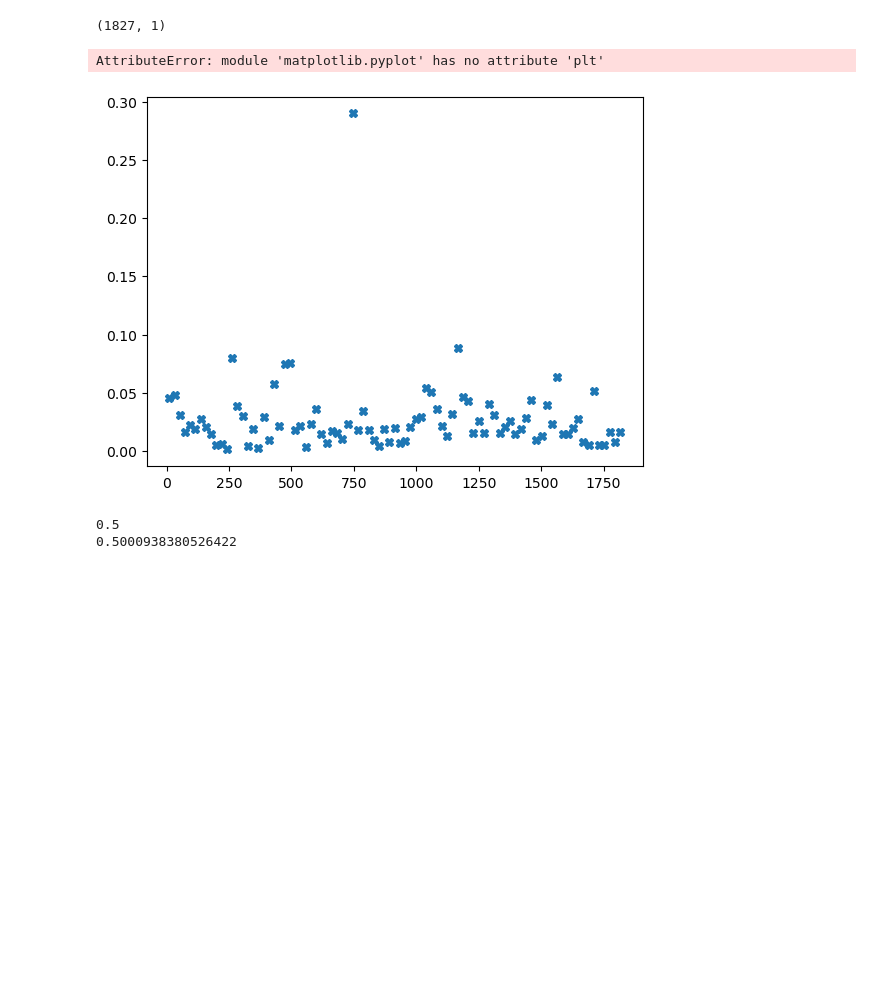
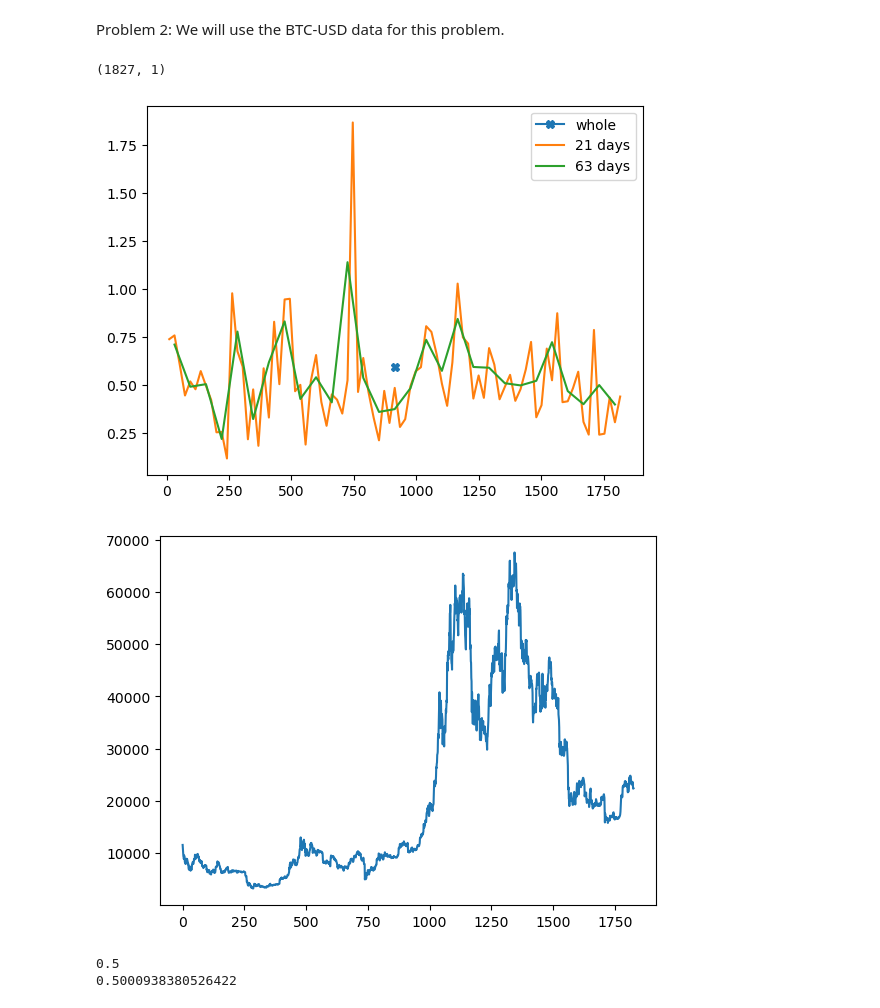
Before and after one commit to nhatthanhtran/Math228_DataScience, a Jupyter notebook: Project3/Project3.ipynb, the cells around one changed output. Saved outputs shown, nothing was run; the diff lists cells and outputs as text; code cells hidden in the pictures; blank space fills up the shorter version.

```diff
--- a/Project3/Project3.ipynb
+++ b/Project3/Project3.ipynb
@@ -23,8 +26,8 @@ d = 0.95
 K = 1
 T = 2
 n = 10
-N = 10
-S0 = np.arange(0,N)+1
+N = 20
+S0 = (np.arange(0,N)+1)
 P0 = np.zeros((N,))
 i=0
 for s0 in S0:
@@ -36,4 +39,5 @@ plt.figure()
 plt.plot(S0,P0)
 plt.xlabel("S0")
 plt.ylabel("P0")
+plt.show()
 # %% [output]
@@ -44,38 +49,48 @@ Text(0, 0.5, 'P0')
+# %% [markdown]
+Problem 2: We will use the BTC-USD data for this problem.
 # %%
 #Problem 2
 import numpy as np
 import math
 import matplotlib.pyplot as plt
 from pandas import read_csv
 
 def compute_volatility(data, time_size):
     n = data.size
     result = np.zeros((n//time_size,))
     time = np.zeros((n//time_size,))
     i = 0
     for item in np.split(data, n//time_size):
         result[i] = np.sum(np.power(np.log(item[1:]) - np.log(item[:-1]), 2))
         time[i] = (time_size*(i+1) + time_size*i)/2.0
+        result[i] = np.sqrt((result[i]/(time_size))*252)
         i += 1
+
 
 
     return result , time
 
 df = read_csv("BTC-USD.csv")
 print(df.loc[:,["Adj Close"]].shape)
 data = df.loc[:,["Adj Close"]].to_numpy().squeeze()
 sigma_a, time_a = compute_volatility(data, data.size)
 sigma_b, time_b = compute_volatility(data, 21)
 sigma_c, time_c = compute_volatility(data, 63)
 
 plt.figure()
-plt.plot(time_b, sigma_b, "X")
-plt.plot(time_c, sigma_c, "+")
+plt.plot([0,data.size], [sigma_a,sigma_a], "-X", label="whole")
+plt.plot(time_b, sigma_b, "-", label="21 days")
+plt.plot(time_c, sigma_c, "-", label="63 days")
+plt.legend()
 plt.show()
+
+plt.figure()
+plt.plot(np.arange(data.size),data)
+plt.show()
 # %% [output]
 (1827, 1)
-AttributeError: module 'matplotlib.pyplot' has no attribute 'plt'
-[figure, old version]
+[figure, new version]
+[figure, added]
 # %%
 #Problem 3
 import numpy as np
```
Also changed, not shown: parts of 2 cells of this notebook.
